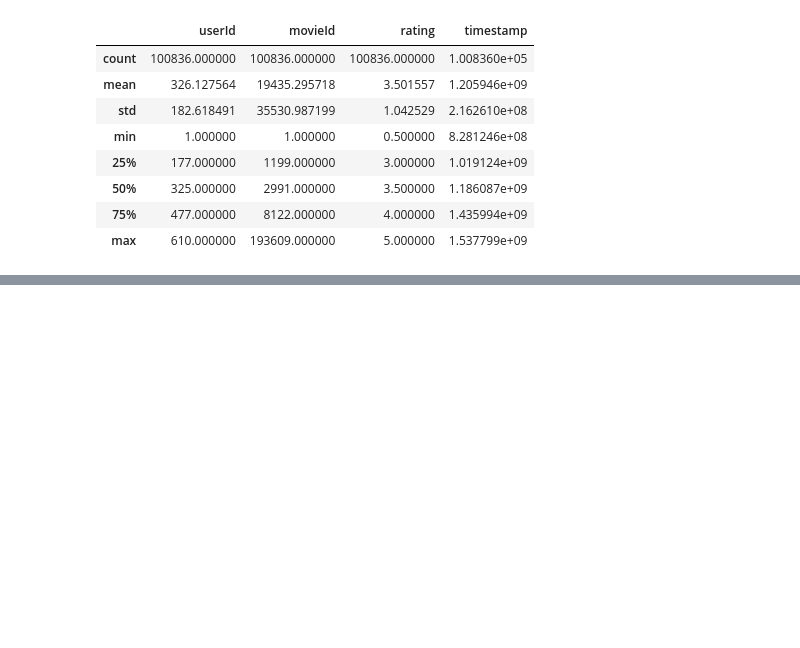
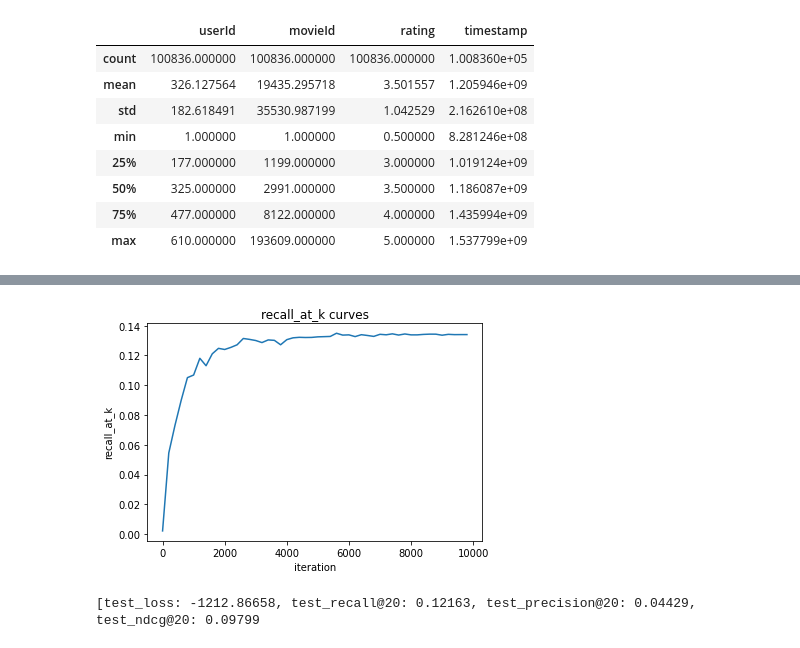
Before and after one commit to minyoungci/DeepLearning, a Jupyter notebook: LightGCN/Light_GCN.ipynb, the cells around one changed output, grey strips where cells are left out. Drawn from its saved outputs; the diff is of its cells as text; code cells hidden in the pictures; blank space fills up the shorter version.

```diff
--- a/LightGCN/Light_GCN.ipynb
+++ b/LightGCN/Light_GCN.ipynb
@@ -114,0 +291,6 @@ rating_df.describe()
+# %%
+# convert from r_mat (interaction matrix) edge index to adjescency matrix's edge index
+# so we can feed it to model
+train_edge_index = convert_r_mat_edge_index_to_adj_mat_edge_index(train_edge_index)
+val_edge_index = convert_r_mat_edge_index_to_adj_mat_edge_index(val_edge_index)
+test_edge_index = convert_r_mat_edge_index_to_adj_mat_edge_index(test_edge_index)
@@ -114,0 +985,24 @@ rating_df.describe()
+# %%
+f2 = plt.figure()
+plt.plot(iters, val_recall_at_ks, label='recall_at_k')
+plt.xlabel('iteration')
+plt.ylabel('recall_at_k')
+plt.title('recall_at_k curves')
+plt.show()
+# %% [output]
+[figure, added]
+# %%
+# evaluate on test set
+model.eval()
+test_edge_index = test_edge_index.to(device)
+
+test_loss, test_recall, test_precision, test_ndcg = evaluation(model,
+                                                               test_edge_index,
+                                                               [train_edge_index, val_edge_index],
+                                                               K,
+                                                               LAMBDA
+                                                              )
+
+print(f"[test_loss: {round(test_loss, 5)}, test_recall@{K}: {round(test_recall, 5)}, test_precision@{K}: {round(test_precision, 5)}, test_ndcg@{K}: {round(test_ndcg, 5)}")
+# %% [output]
+[test_loss: -1212.86658, test_recall@20: 0.12163, test_precision@20: 0.04429, test_ndcg@20: 0.09799
```
Also changed, not shown: parts of 35 cells of this notebook.
